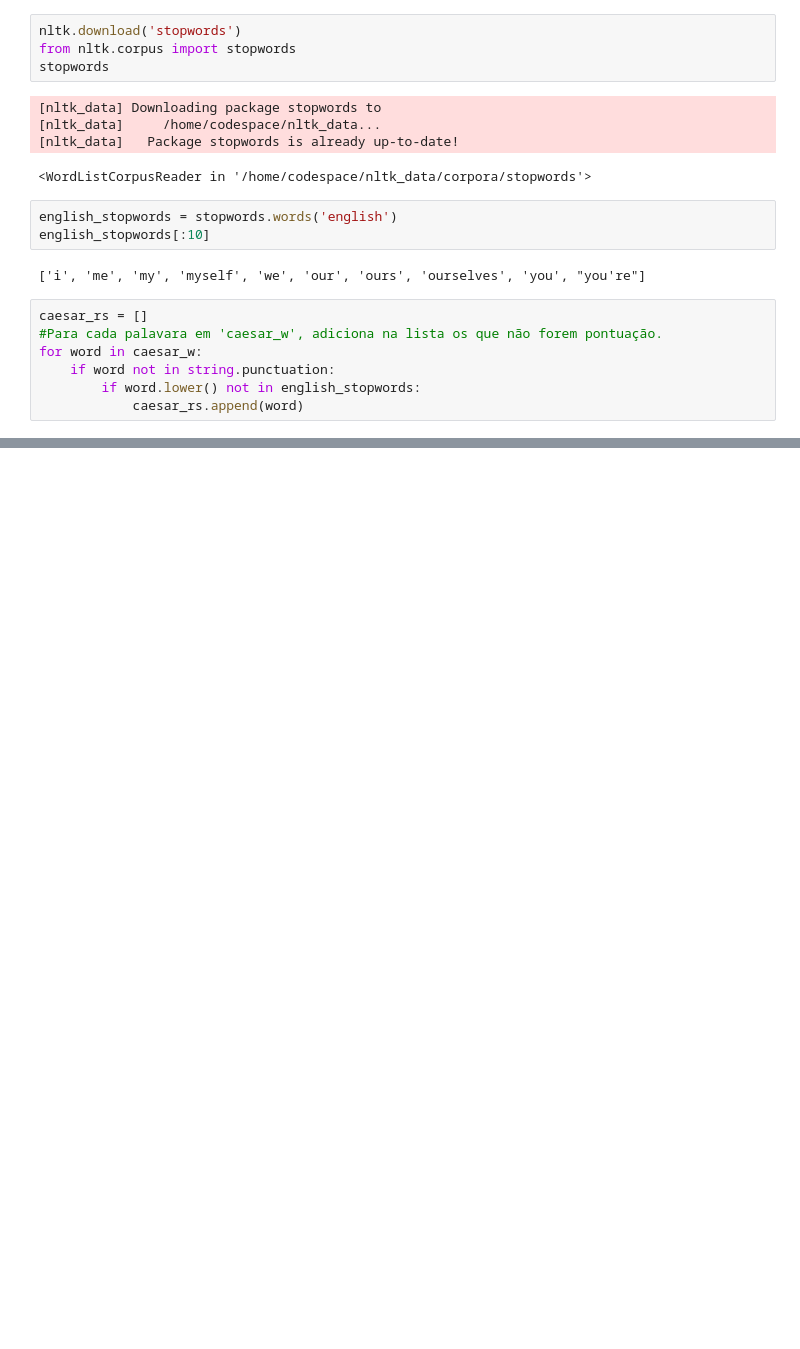
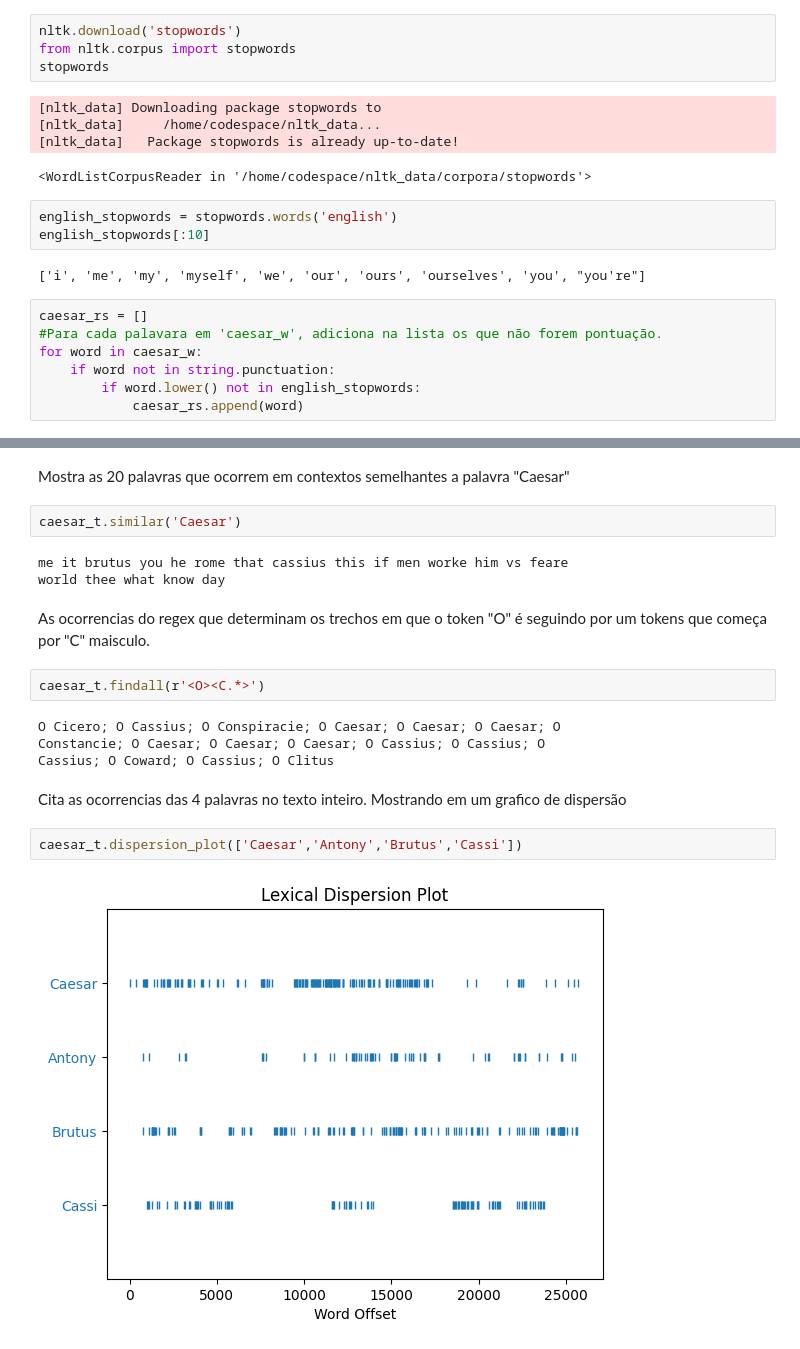
Before and after one commit to luiz-bcardoso/Minicurso-PLN-nltk, a Jupyter notebook: notebooks/exercicios.ipynb, the cells around one changed output, grey strips where cells are left out. Saved outputs shown, nothing was run; the diff lists cells and outputs as text; blank space fills up the shorter version.

```diff
--- a/notebooks/exercicios.ipynb
+++ b/notebooks/exercicios.ipynb
@@ -159,0 +190,21 @@ caesar_dist.most_common(15)
+# %% [markdown]
+Mostra as 20 palavras que ocorrem em contextos semelhantes a palavra "Caesar"
+# %%
+caesar_t.similar('Caesar')
+# %% [output]
+me it brutus you he rome that cassius this if men worke him vs feare
+world thee what know day
+# %% [markdown]
+As ocorrencias do regex que determinam os trechos em que o token "O" é seguindo por um tokens que começa por "C" maisculo.
+# %%
+caesar_t.findall(r'<O><C.*>')
+# %% [output]
+O Cicero; O Cassius; O Conspiracie; O Caesar; O Caesar; O Caesar; O
+Constancie; O Caesar; O Caesar; O Caesar; O Cassius; O Cassius; O
+Cassius; O Coward; O Cassius; O Clitus
+# %% [markdown]
+Cita as ocorrencias das 4 palavras no texto inteiro. Mostrando em um grafico de dispersão
+# %%
+caesar_t.dispersion_plot(['Caesar','Antony','Brutus','Cassi'])
+# %% [output]
+[figure, added]
```
Also changed, not shown: parts of 9 cells of this notebook.
